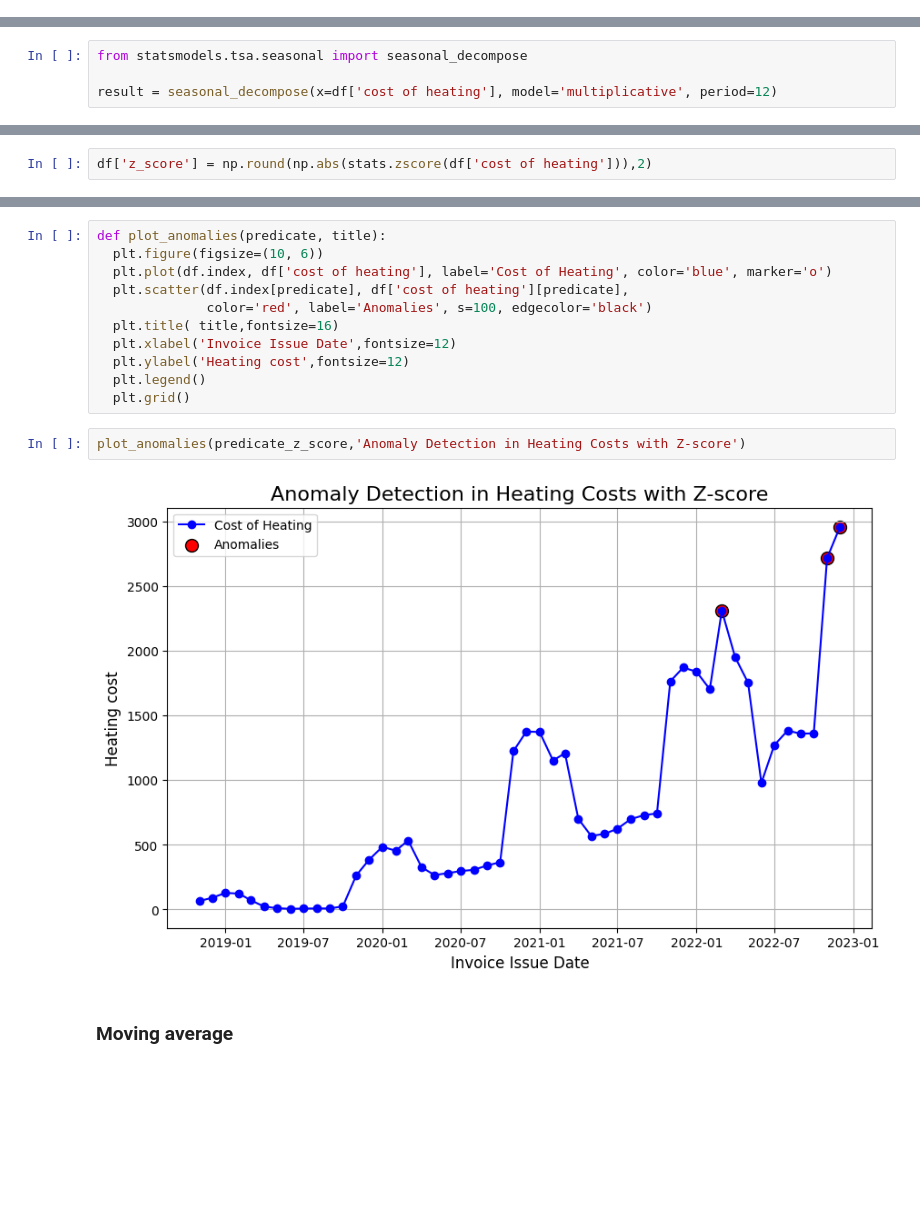
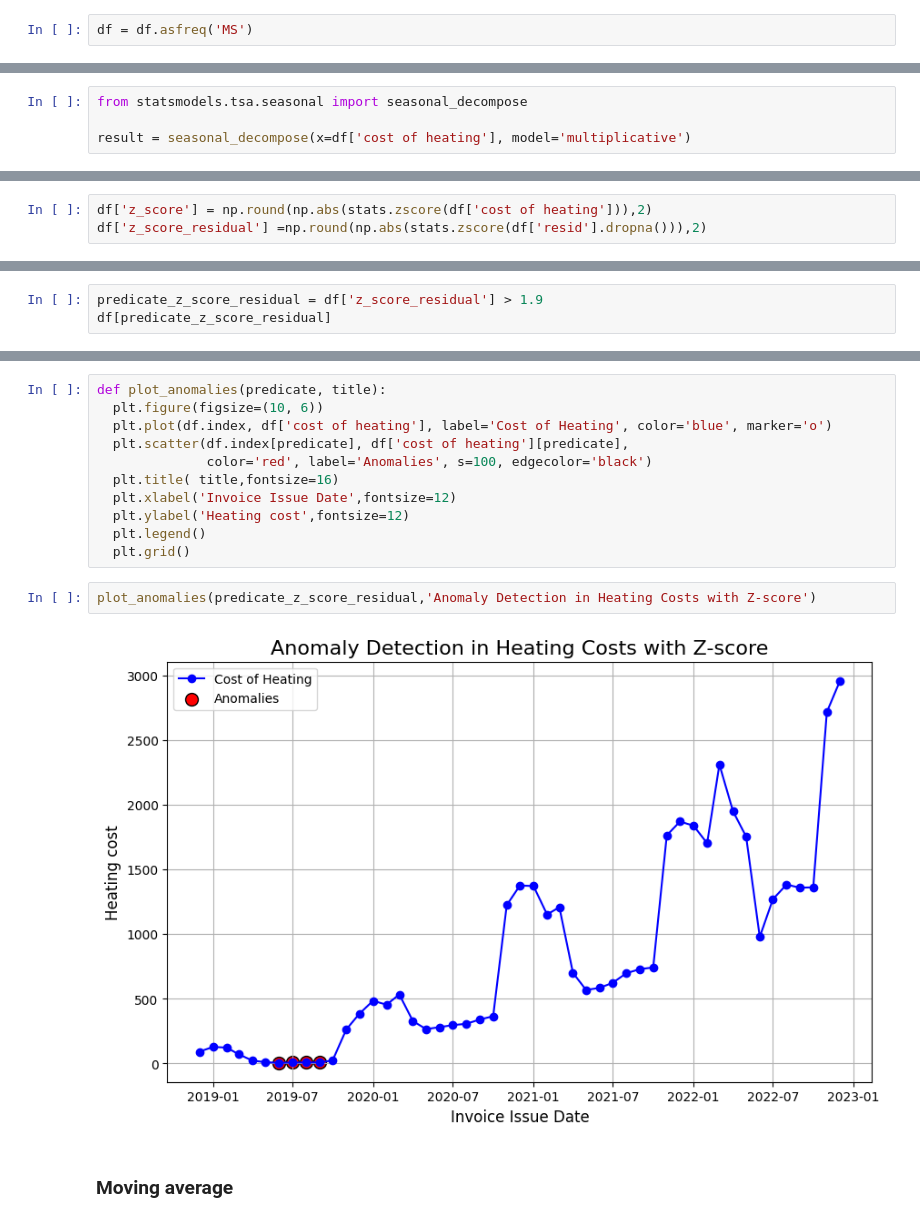
Before and after one commit to MKastek/time-series-notes, a Jupyter notebook: cost_of_heating_time_series.ipynb, the cells around one changed output, grey strips where cells are left out. Drawn from its saved outputs; the diff is of its cells as text; blank space fills up the shorter version.

```diff
--- a/cost_of_heating_time_series.ipynb
+++ b/cost_of_heating_time_series.ipynb
@@ -123,3 +130,5 @@ df = df.set_index('invoice issue date').sort_index()
+# %%
+df = df.asfreq('MS')
 # %%
 df
 # %% [output]
@@ -150,7 +159,7 @@ df.plot( y='cost of heating');
 # %%
 from statsmodels.tsa.seasonal import seasonal_decompose
 
-result = seasonal_decompose(x=df['cost of heating'], model='multiplicative', period=12)
+result = seasonal_decompose(x=df['cost of heating'], model='multiplicative')
 # %%
 result.plot()
 plt.show()
@@ -292,6 +301,7 @@ p-value: 0.05520435651872358
 import scipy.stats as stats
 # %%
 df['z_score'] = np.round(np.abs(stats.zscore(df['cost of heating'])),2)
+df['z_score_residual'] =np.round(np.abs(stats.zscore(df['resid'].dropna())),2)
 # %%
 df
 # %% [output]
@@ -315,0 +326,3 @@ df
+# %%
+predicate_z_score_residual = df['z_score_residual'] > 1.9
+df[predicate_z_score_residual]
@@ -336,9 +356,9 @@ def plot_anomalies(predicate, title):
   plt.legend()
   plt.grid()
 # %%
-plot_anomalies(predicate_z_score,'Anomaly Detection in Heating Costs with Z-score')
+plot_anomalies(predicate_z_score_residual,'Anomaly Detection in Heating Costs with Z-score')
 # %% [output]
-[figure, old version]
+[figure, new version]
 # %% [markdown]
 ### Moving average
 # %%
```
Also changed, not shown: parts of 31 cells of this notebook.
